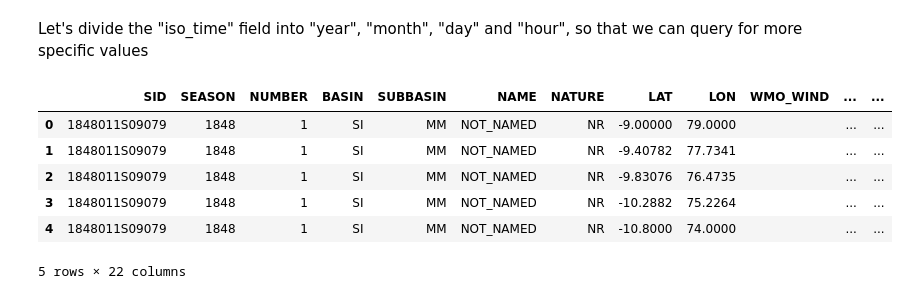
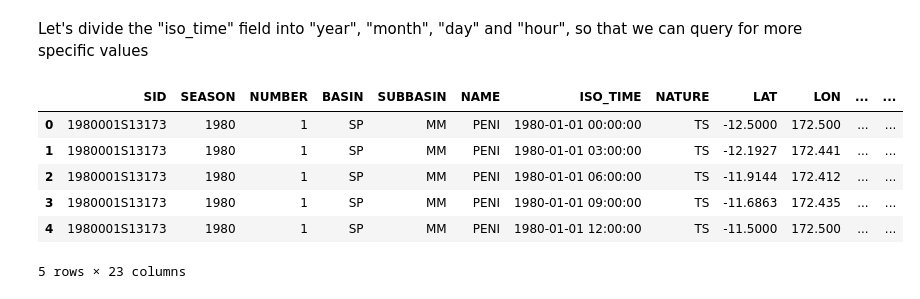
Before and after one commit to HPCI-Lab/TC-GNN, a Jupyter notebook: cmcc_pandas_IBTrACS_csv.ipynb, the cells around one changed output. Cells and saved outputs as stored; diff of their text form; code cells hidden in the pictures.

```diff
--- a/cmcc_pandas_IBTrACS_csv.ipynb
+++ b/cmcc_pandas_IBTrACS_csv.ipynb
@@ -22,7 +22,7 @@ columns = ['SID',
            'STORM_DIR'
           ]
 # %%
-data = pd.read_csv('./data/ibtracs.SI.list.v04r00.csv', usecols=columns, dtype='str')
+data = pd.read_csv('./data/IBTrACS/ibtracs.since1980.list.v04r00.csv', usecols=columns, dtype='str')
 # %%
 data.head()
 # %% [output]
@@ -35,6 +35,6 @@ data.head()
 # %% [markdown]
 The following block of code removes the record in 0, in data.head()
 # %%
-ibtracs_SI = data.drop(0, axis=0, inplace=False)
-ibtracs_SI = ibtracs_SI.reset_index(inplace=False, drop=True)
+ibtracs = data.drop(0, axis=0, inplace=False)
+ibtracs = ibtracs.reset_index(inplace=False, drop=True)
 # %%
@@ -67,16 +67,16 @@ ibtracs_SI[ibtracs_SI['SEASON']==str(2000)]
 # %% [markdown]
 Let's divide the "iso_time" field into "year", "month", "day" and "hour", so that we can query for more specific values
 # %%
-ibtracs_SI[["YEAR", "MONTH", "DAY_HOUR"]] = ibtracs_SI["ISO_TIME"].str.split('-', expand=True)
-ibtracs_SI[["DAY", "HOUR"]] = ibtracs_SI["DAY_HOUR"].str.split(' ', expand=True)
-ibtracs_SI = ibtracs_SI.drop(columns=["ISO_TIME"])
-ibtracs_SI = ibtracs_SI.drop(columns=["DAY_HOUR"])
-ibtracs_SI.head()
+ibtracs[["YEAR", "MONTH", "DAY_HOUR"]] = ibtracs["ISO_TIME"].str.split('-', expand=True)
+ibtracs[["DAY", "HOUR"]] = ibtracs["DAY_HOUR"].str.split(' ', expand=True)
+#ibtracs = ibtracs.drop(columns=["ISO_TIME"])
+ibtracs = ibtracs.drop(columns=["DAY_HOUR"])
+ibtracs.head()
 # %% [output]
-|  | SID | SEASON | NUMBER | BASIN | SUBBASIN | NAME | NATURE | LAT | LON | WMO_WIND | ... | ... |
-| 0 | 1848011S09079 | 1848 | 1 | SI | MM | NOT_NAMED | NR | -9.00000 | 79.0000 |  | ... | ... |
-| 1 | 1848011S09079 | 1848 | 1 | SI | MM | NOT_NAMED | NR | -9.40782 | 77.7341 |  | ... | ... |
-| 2 | 1848011S09079 | 1848 | 1 | SI | MM | NOT_NAMED | NR | -9.83076 | 76.4735 |  | ... | ... |
-| 3 | 1848011S09079 | 1848 | 1 | SI | MM | NOT_NAMED | NR | -10.2882 | 75.2264 |  | ... | ... |
-| 4 | 1848011S09079 | 1848 | 1 | SI | MM | NOT_NAMED | NR | -10.8000 | 74.0000 |  | ... | ... |
+|  | SID | SEASON | NUMBER | BASIN | SUBBASIN | NAME | ISO_TIME | NATURE | LAT | LON | ... | ... |
+| 0 | 1980001S13173 | 1980 | 1 | SP | MM | PENI | 1980-01-01 00:00:00 | TS | -12.5000 | 172.500 | ... | ... |
+| 1 | 1980001S13173 | 1980 | 1 | SP | MM | PENI | 1980-01-01 03:00:00 | TS | -12.1927 | 172.441 | ... | ... |
+| 2 | 1980001S13173 | 1980 | 1 | SP | MM | PENI | 1980-01-01 06:00:00 | TS | -11.9144 | 172.412 | ... | ... |
+| 3 | 1980001S13173 | 1980 | 1 | SP | MM | PENI | 1980-01-01 09:00:00 | TS | -11.6863 | 172.435 | ... | ... |
+| 4 | 1980001S13173 | 1980 | 1 | SP | MM | PENI | 1980-01-01 12:00:00 | TS | -11.5000 | 172.500 | ... | ... |
-5 rows × 22 columns
+5 rows × 23 columns
```
Also changed, not shown: parts of 5 cells of this notebook.
